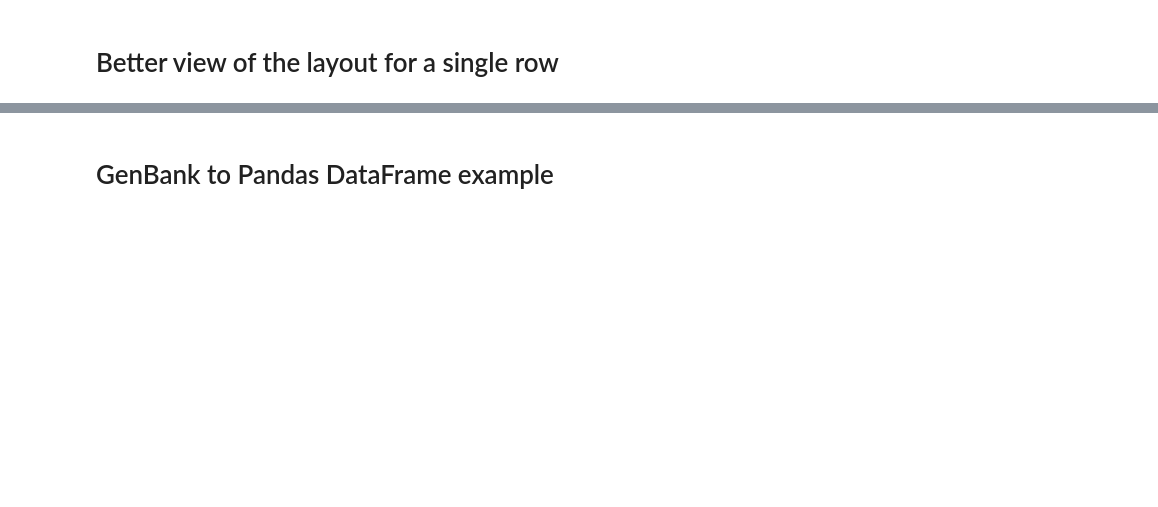
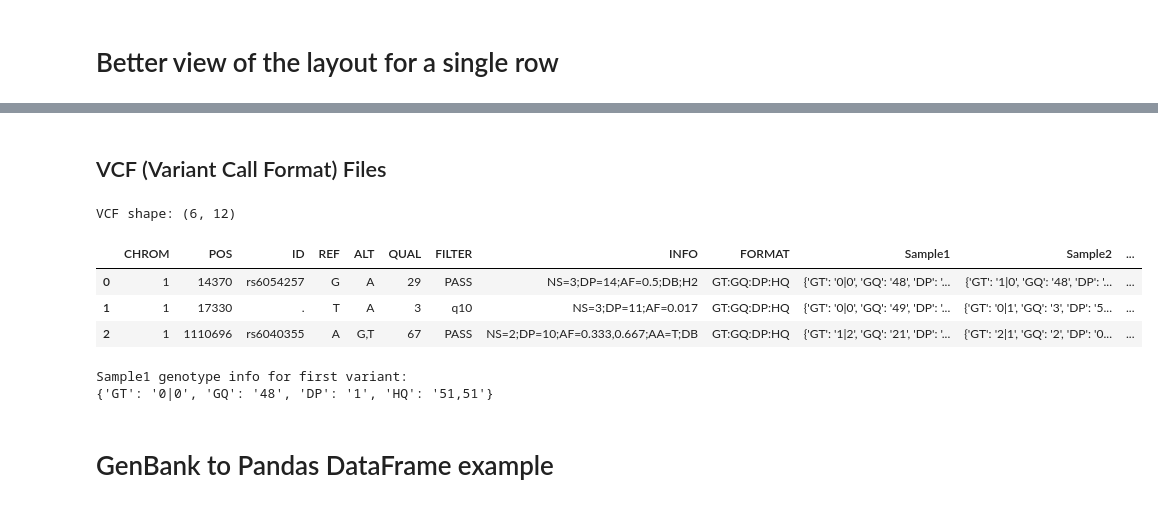
Before and after one commit to tmsincomb/SeqPandas, a Jupyter notebook: tutorial.ipynb, the cells around one changed output, grey strips where cells are left out. Cells and saved outputs as stored; diff of their text form; code cells hidden in the pictures; blank space fills up the shorter version.

```diff
--- a/tutorial.ipynb
+++ b/tutorial.ipynb
@@ -55,3 +89,25 @@ fasta_df.head(1).to_dict('records')
+# %% [markdown]
+## VCF (Variant Call Format) Files
+# %%
+# Read VCF file
+vcf_file = "tests/test-data/vcf-test-data/example.vcf"
+vcf_df = spd.read_vcf(vcf_file)
+print(f"VCF shape: {vcf_df.shape}")
+vcf_df.head(3)
+# %% [output]
+VCF shape: (6, 12)
+|  | CHROM | POS | ID | REF | ALT | QUAL | FILTER | INFO | FORMAT | Sample1 | Sample2 | ... |
+| 0 | 1 | 14370 | rs6054257 | G | A | 29 | PASS | NS=3;DP=14;AF=0.5;DB;H2 | GT:GQ:DP:HQ | {'GT': '0|0', 'GQ': '48', 'DP': '... | {'GT': '1|0', 'GQ': '48', 'DP': '... | ... |
+| 1 | 1 | 17330 | . | T | A | 3 | q10 | NS=3;DP=11;AF=0.017 | GT:GQ:DP:HQ | {'GT': '0|0', 'GQ': '49', 'DP': '... | {'GT': '0|1', 'GQ': '3', 'DP': '5... | ... |
+| 2 | 1 | 1110696 | rs6040355 | A | G,T | 67 | PASS | NS=2;DP=10;AF=0.333,0.667;AA=T;DB | GT:GQ:DP:HQ | {'GT': '1|2', 'GQ': '21', 'DP': '... | {'GT': '2|1', 'GQ': '2', 'DP': '0... | ... |
+# %%
+# VCF files contain variant information with sample genotypes
+# Sample columns are parsed as dictionaries containing GT, GQ, DP, etc.
+print("Sample1 genotype info for first variant:")
+print(vcf_df["Sample1"].iloc[0])
+# %% [output]
+Sample1 genotype info for first variant:
+{'GT': '0|0', 'GQ': '48', 'DP': '1', 'HQ': '51,51'}
 # %% [markdown]
 # GenBank to Pandas DataFrame example
 # %%
```
Also changed, not shown: parts of 28 cells of this notebook, 41 other files.
